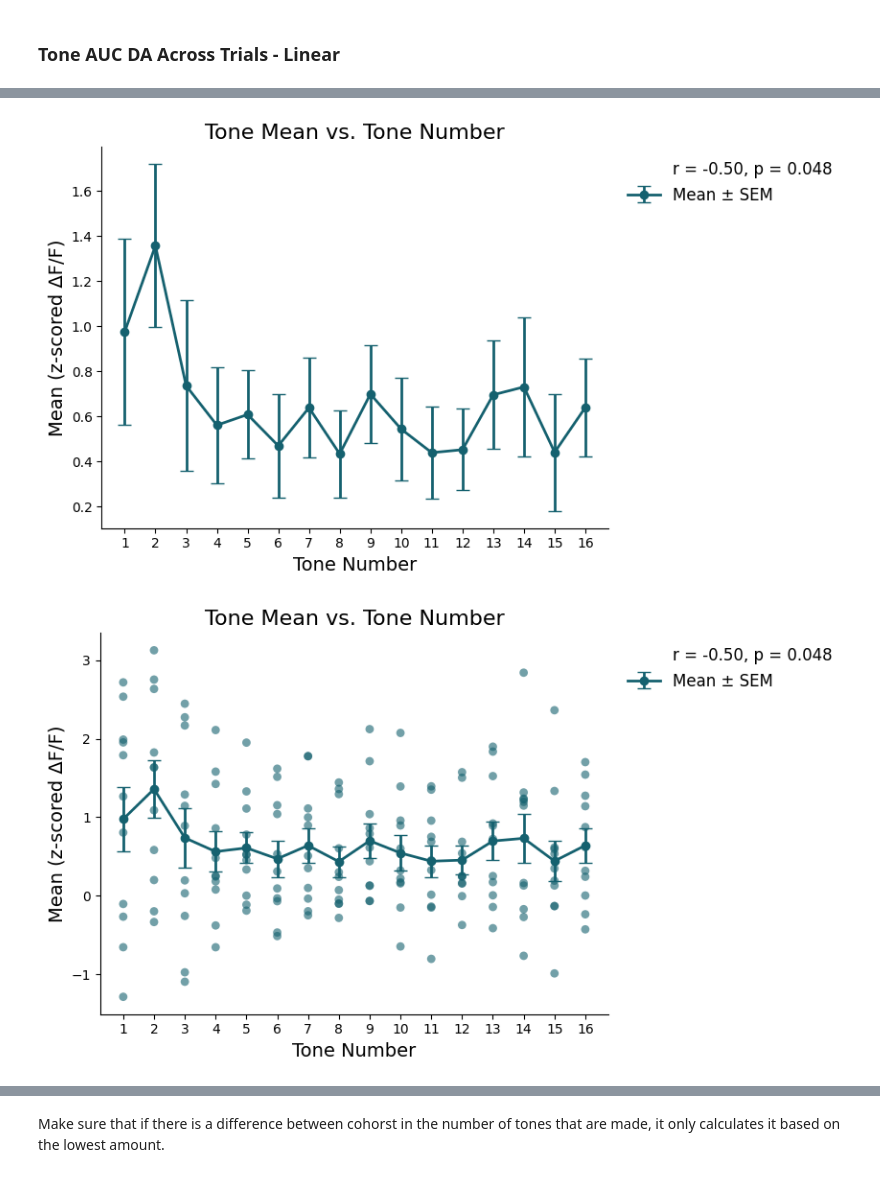
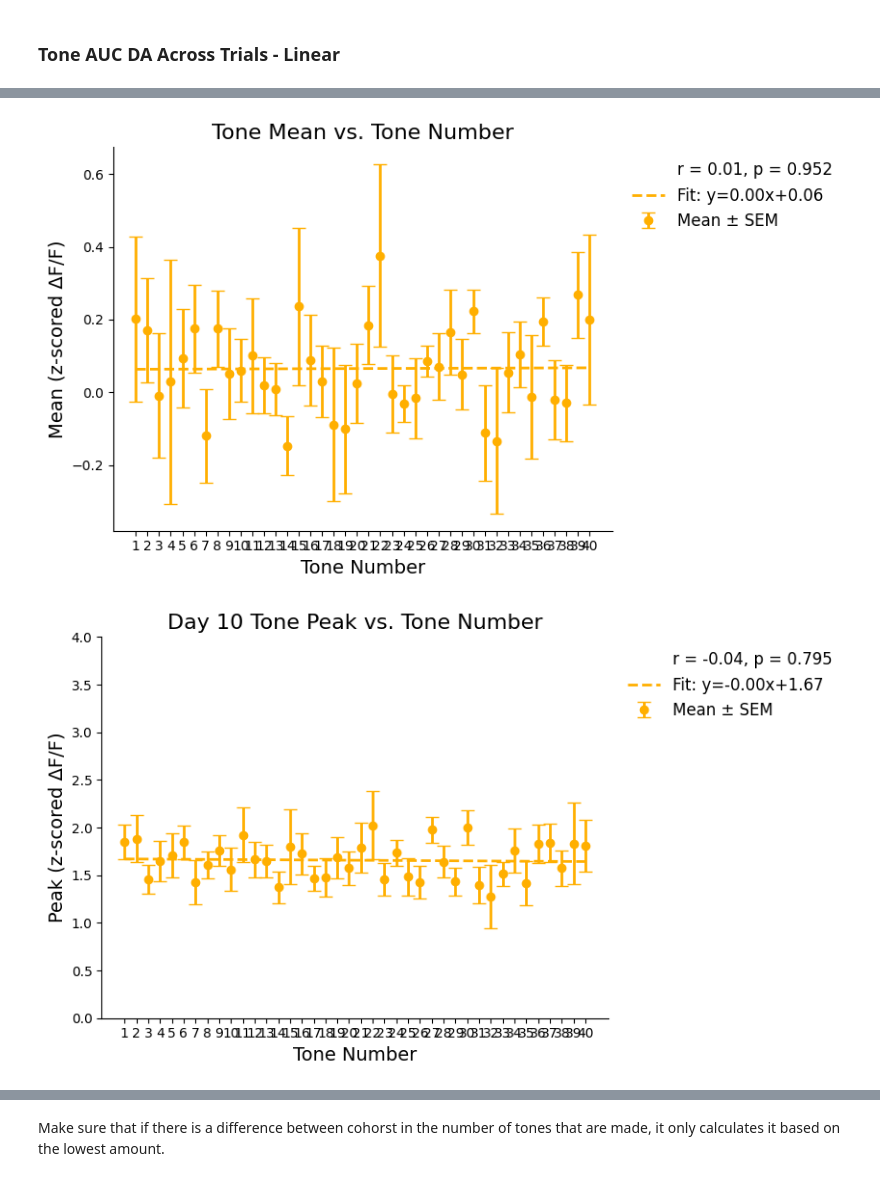
Before and after one commit to padillacoreanolab/Fiber_Photometry, a Jupyter notebook: Reward_Training-Competition/Reward_Training/rt_analysis_Tone_novelty.ipynb, the cells around one changed output, grey strips where cells are left out. Saved outputs shown, nothing was run; the diff lists cells and outputs as text; code cells hidden in the pictures.

```diff
--- a/Reward_Training-Competition/Reward_Training/rt_analysis_Tone_novelty.ipynb
+++ b/Reward_Training-Competition/Reward_Training/rt_analysis_Tone_novelty.ipynb
@@ -14,17 +14,19 @@ import matplotlib.pyplot as plt
 # %%
 # NAc
 # experiment_path = r"C:\Users\alber\OneDrive\Desktop\PC_Lab\Photometry\Pilot_2\Combined_Cohorts\Reward_Training\Combined\Day_1\NAc"
-experiment_path = r"C:\Users\alber\OneDrive\Desktop\PC_Lab\Photometry\Pilot_2\Combined_Cohorts\Reward_Training\Combined\Day10\NAc"
-brain_region = '#15616F'
+# experiment_path = r"C:\Users\alber\OneDrive\Desktop\PC_Lab\Photometry\Pilot_2\Combined_Cohorts\Reward_Training\Combined\Day10\NAc"
+# brain_region = '#15616F'
 
 # mPFC
 # experiment_path = r"C:\Users\alber\OneDrive\Desktop\PC_Lab\Photometry\Pilot_2\Combined_Cohorts\Reward_Training\Combined\Day_1\mPFC"
 # experiment_path = r"C:\Users\alber\OneDrive\Desktop\PC_Lab\Photometry\Pilot_2\Combined_Cohorts\Reward_Training\Combined\Day10\mPFC"
-# brain_region = '#FFAF00'
+brain_region = '#FFAF00'
 
 
 save_path = r'graphs'
 
+experiment_path = r"C:\Users\alber\OneDrive\Desktop\PC_Lab\Photometry\Pilot_2\Combined_Cohorts\Reward_Training\RT_cohort_3\Day10\mPFC"
+# experiment_path = r"C:\Users\alber\OneDrive\Desktop\PC_Lab\Photometry\Pilot_2\Combined_Cohorts\Reward_Training\RT_cohort_3\Day1\mPFC"
 
 # experiment_path = r"C:\Users\alber\OneDrive\Desktop\PC_Lab\Photometry\Pilot_2\Combined_Cohorts\Reward_Training\Combined\test"
 # %%
@@ -109,17 +116,33 @@ exp.plot_sequential_event('Tone AUC',
 # %%
-exp.plot_sequential_event('Tone Mean Z-score',
+exp.plot_scatter('Tone Mean Z-score',
                       color= brain_region,
                       individual_dots=False,
                       xlabel='Tone Number',
                       ylabel='Mean (z-scored ΔF/F)',
                       title='Tone Mean vs. Tone Number')
 
-exp.plot_sequential_event('Tone Mean Z-score',
-                      color= brain_region,
-                      individual_dots=True,
-                      xlabel='Tone Number',
-                      ylabel='Mean (z-scored ΔF/F)',
-                      title='Tone Mean vs. Tone Number')
+# exp.plot_sequential_event('Tone Mean Z-score',
+#                       color= brain_region,
+#                       individual_dots=True,
+#                       xlabel='Tone Number',
+#                       ylabel='Mean (z-scored ΔF/F)',
+#                       title='Tone Mean vs. Tone Number')
 # %% [output]
-[figure, old version]
+[figure, new version]
-[figure, removed]
+# %%
+exp.plot_scatter('Tone Max Peak',
+                      color= brain_region,
+                      individual_dots=False,
+                      xlabel='Tone Number',
+                      ylabel='Peak (z-scored ΔF/F)',
+                      title='Day 10 Tone Peak vs. Tone Number'
+                      ,yrange=(0,4))
+
+# exp.plot_sequential_event('Tone Max Peak',
+#                       color= brain_region,
+#                       individual_dots=True,
+#                       xlabel='Tone Number',
+#                       ylabel='Peak (z-scored ΔF/F)',
+#                       title='Day 10 Tone Peak vs. Tone Number')
+# %% [output]
+[figure, added]
```
Also changed, not shown: parts of 10 cells of this notebook, 9 other files.
